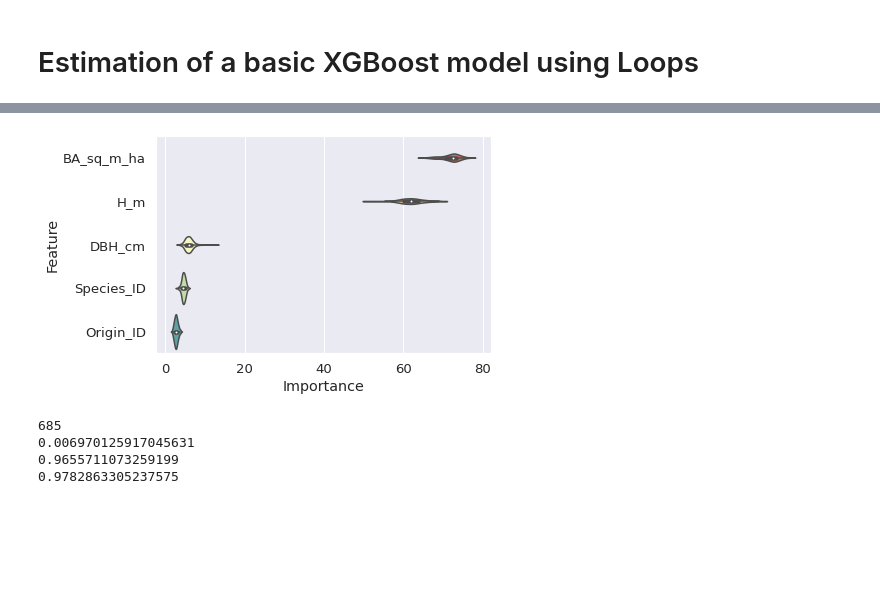
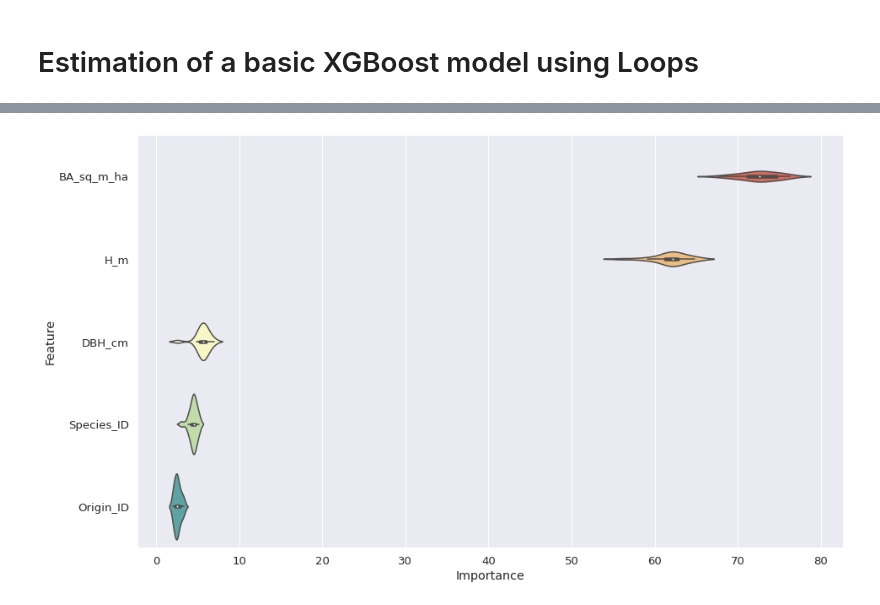
Before and after one commit to holiaka/ChEZ-data, a Jupyter notebook: Sapplementary_materials/01_biomass_processing/01_estimation_unc/01_GS_other_authors.ipynb, the cells around one changed output, grey strips where cells are left out. Cells and saved outputs as stored; diff of their text form; code cells hidden in the pictures; blank space fills up the shorter version.

```diff
--- a/Sapplementary_materials/01_biomass_processing/01_estimation_unc/01_GS_other_authors.ipynb
+++ b/Sapplementary_materials/01_biomass_processing/01_estimation_unc/01_GS_other_authors.ipynb
@@ -257,7 +260,7 @@ aggr_R_square=[]
 aggr_Shap_values=pd.DataFrame()
 
 # Body loop
-for i in range(200):
+for i in range(20):
 
     # Generate test and training samples
     from sklearn.model_selection import train_test_split
@@ -287,12 +290,12 @@ for i in range(200):
 
     # Calculation of bias
     diff = y_pred2 - y_test2
-    bias = diff.sum()
-    rel_bias = bias/y_mean_sample
+    bias = diff.sum()/n_sample
+    rel_bias = bias/y_mean_sample*100
 
     # Calculation of RMSE
     rmse = np.sqrt(mean_squared_error(y_test, y_pred))
-    rel_rmse = rmse/y_mean_sample
+    rel_rmse = rmse/y_mean_sample*100
 
     # Calculation of MSE
     mse = mean_squared_error(y_test, y_pred)
@@ -307,7 +310,6 @@ for i in range(200):
     feature_importance = pd.DataFrame(list(zip(X_train.columns,vals)),columns=['Feature','Importance'])
 
 
-
     #Add values to lists
     aggr_optimal_n.append(optimal_n)
     aggr_bias.append(bias)
@@ -317,4 +319,8 @@ for i in range(200):
     aggr_mse.append(mse)
     aggr_R_square.append(R_square)
     aggr_Shap_values = aggr_Shap_values.append(feature_importance, ignore_index=True)
+
+# Intermedia data to calculate CI
+n_train = len(y_train)
+n_test = len(y_test)
 # %% [output]
@@ -410,9 +451,10 @@ aggr_Shap_values.groupby(['Feature'])['Importance'].describe()
 # %%
 sns.set(font_scale=1.2)
 sns.violinplot(x="Importance", y="Feature", data=aggr_Shap_values, inner="box", palette="Spectral", order=['BA_sq_m_ha', 'H_m', 'DBH_cm', 'Species_ID', 'Origin_ID'])
+sns.set(rc={'figure.figsize':(15,9)})
 plt.show()
 # %% [output]
-[figure, old version]
+[figure, new version]
 # %%
 # Aggregate stat
 # optimal number of iterations
@@ -474,14 +513,3 @@ CIR=2/(n_sample**0.5)
-# %%
-print(len(y_train))
-aggr_R_square_std = np.std(aggr_R_square)
-print(aggr_R_square_std)
-print(aggr_R_square_Q16)
-print(aggr_R_square_Q84)
-# %% [output]
-685
-0.006970125917045631
-0.9655711073259199
-0.9782863305237575
 # %%
 # Output calculated stat
 print(f"Aggregate optimal number of iterations statistic: \n mean: {round(aggr_optimal_n_mean, 3)}, median: {round(aggr_optimal_n_Q50, 3)},\n pred. interval (P(0.025)-P(0.975)): {round(aggr_optimal_n_Q025, 3)}-{round(aggr_optimal_n_Q975, 3)}, \n conf. interval (p-value=0.95): {round(aggr_optimal_n_Q50-((aggr_optimal_n_Q50-aggr_optimal_n_Q16)*CIR), 3)}-{round(aggr_optimal_n_Q50+((aggr_optimal_n_Q84-aggr_optimal_n_Q50)*CIR), 3)} \n***")
```
Also changed, not shown: parts of 10 cells of this notebook.
